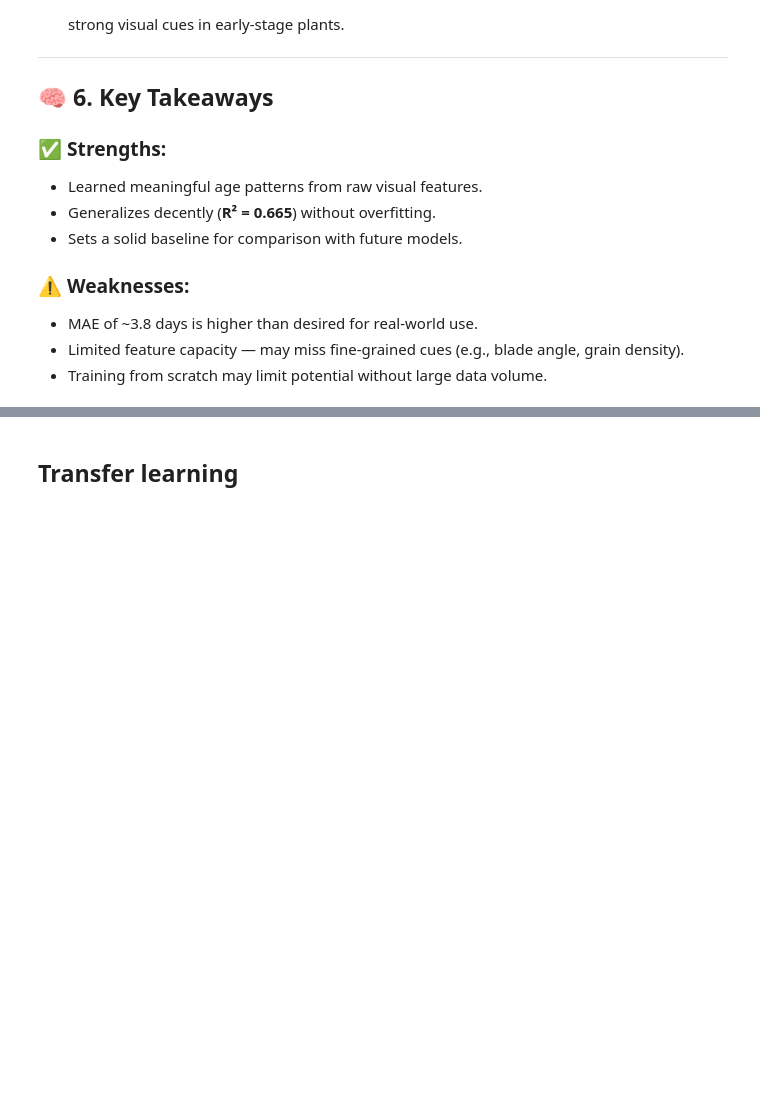
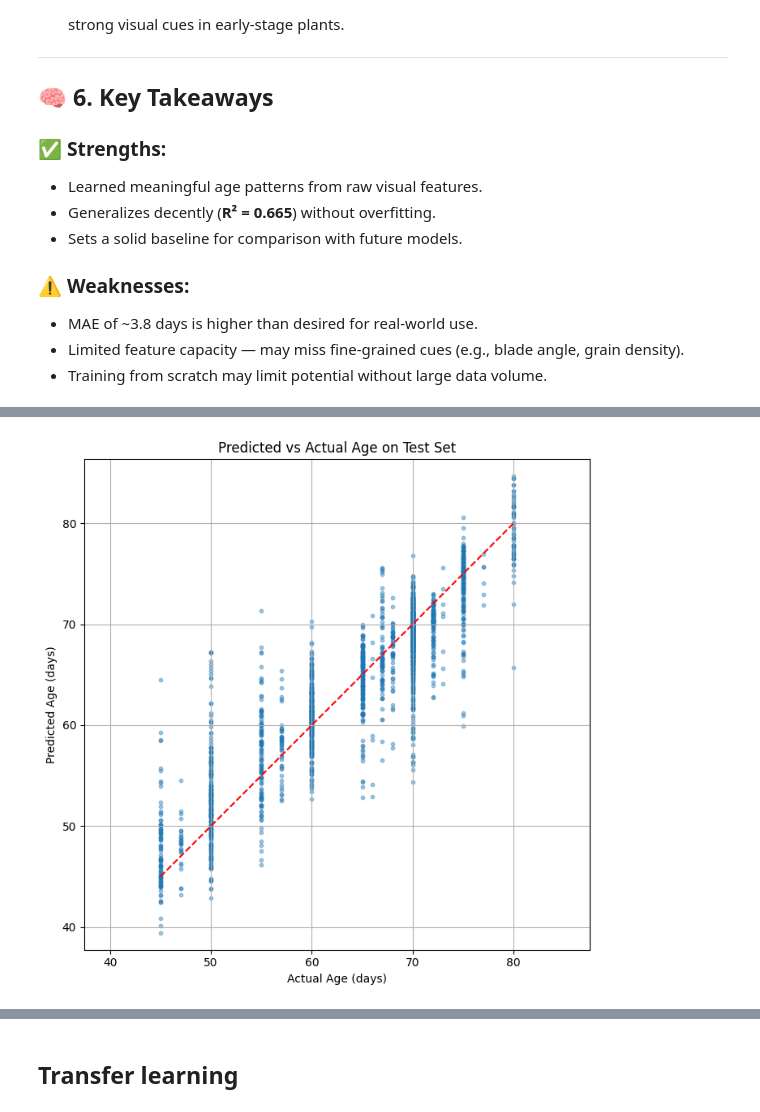
Before and after one commit to hoangyennguyen-work/COSC2753_A2_S3_G7, a Jupyter notebook: sub2.ipynb, the cells around one changed output, grey strips where cells are left out. Cells and saved outputs as stored; diff of their text form; code cells hidden in the pictures; blank space fills up the shorter version.

```diff
--- a/sub2.ipynb
+++ b/sub2.ipynb
@@ -324,0 +789,13 @@ This serves as a **baseline model** to benchmark against more advanced approache
+# %%
+plt.figure(figsize=(7, 7))
+plt.scatter(true_age, pred_age, alpha=0.4, s=10)
+plt.plot([true_age.min(), true_age.max()], [true_age.min(), true_age.max()], 'r--')  # y = x line
+plt.xlabel("Actual Age (days)")
+plt.ylabel("Predicted Age (days)")
+plt.title("Predicted vs Actual Age on Test Set")
+plt.grid(True)
+plt.axis('equal')
+plt.tight_layout()
+plt.show()
+# %% [output]
+[figure, added]
```
Also changed, not shown: parts of 25 cells of this notebook, 4 other files.
